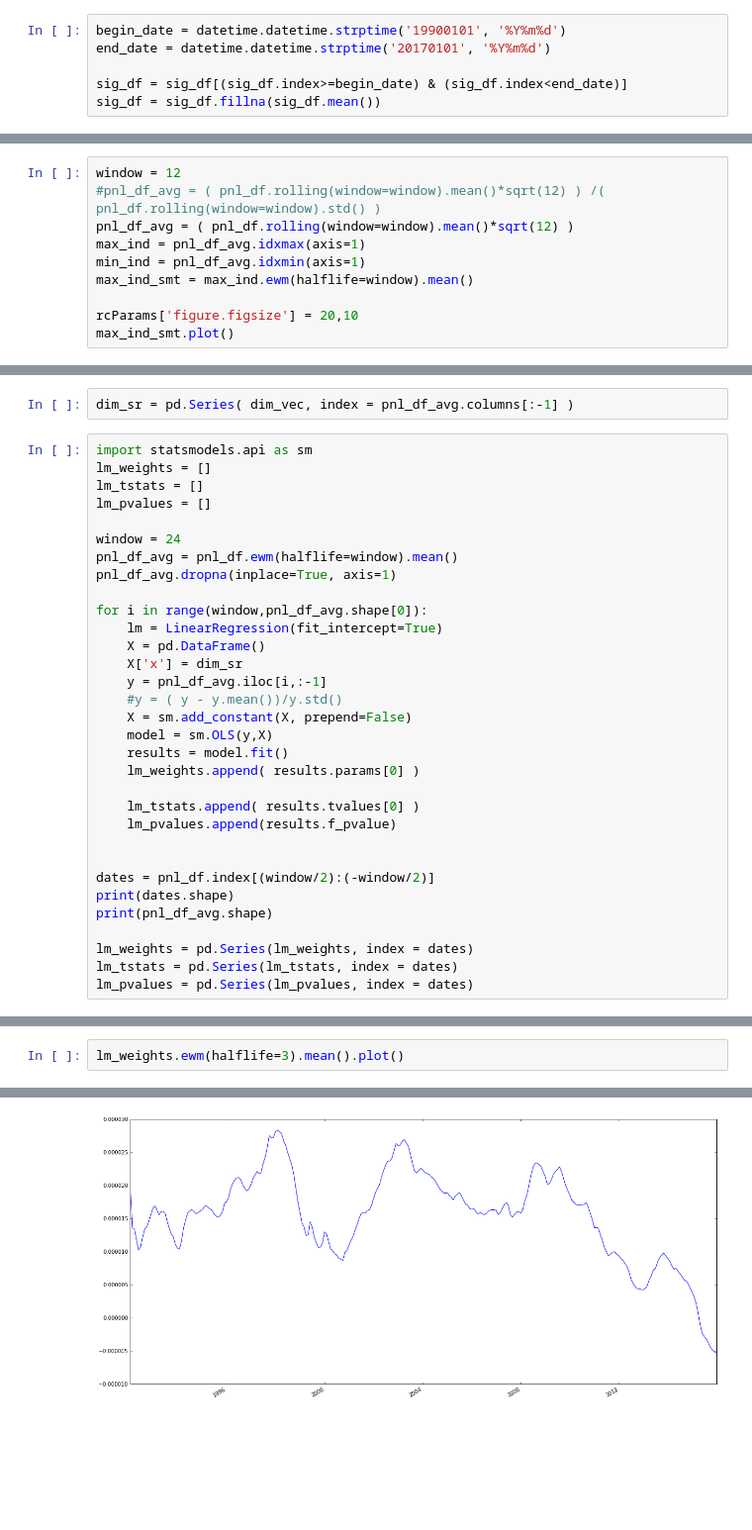
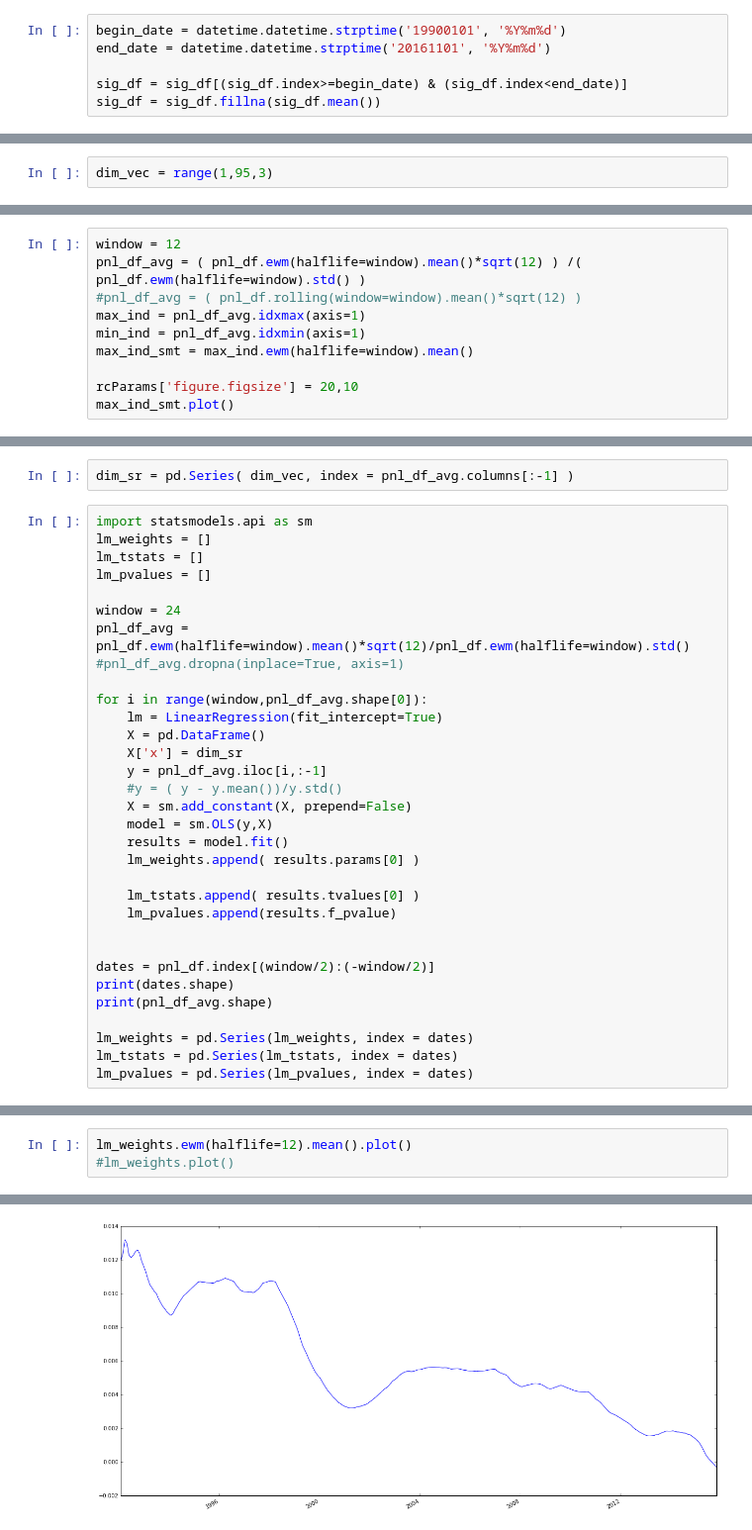
Before and after one commit to Raghuramkowdeed/afp, a Jupyter notebook: notebooks/run_glmnet_2.ipynb, the cells around one changed output, grey strips where cells are left out. Shown: that part at 99% size. Drawn from its saved outputs; the diff is of its cells as text; blank space fills up the shorter version.

```diff
--- a/notebooks/run_glmnet_2.ipynb
+++ b/notebooks/run_glmnet_2.ipynb
@@ -50,7 +50,7 @@ train_model_arg =  { 'alpha':0.5, 'fit_intercept':True, 'n_lambda':1000,'tol':1e
 look_back = 12
 # %%
 begin_date = datetime.datetime.strptime('19900101', '%Y%m%d')
-end_date = datetime.datetime.strptime('20170101', '%Y%m%d')
+end_date = datetime.datetime.strptime('20161101', '%Y%m%d')
 
 sig_df = sig_df[(sig_df.index>=begin_date) & (sig_df.index<end_date)]
 sig_df = sig_df.fillna(sig_df.mean())
@@ -70,3 +68,5 @@ dim_vec = range(5,90,10)
+# %%
+dim_vec = range(1,95,3)
 # %%
 model_sig_df,sig_names= get_glmnet_sig(sig_df, ret_sr, look_back = look_back,num_sig_vec = dim_vec, alpha = 0.5 )
 # %% [output]
@@ -143,7 +151,7 @@ max_ind_smt.plot()
 # %%
 window = 12
-#pnl_df_avg = ( pnl_df.rolling(window=window).mean()*sqrt(12) ) /( pnl_df.rolling(window=window).std() )
-pnl_df_avg = ( pnl_df.rolling(window=window).mean()*sqrt(12) )
+pnl_df_avg = ( pnl_df.ewm(halflife=window).mean()*sqrt(12) ) /( pnl_df.ewm(halflife=window).std() )
+#pnl_df_avg = ( pnl_df.rolling(window=window).mean()*sqrt(12) )
 max_ind = pnl_df_avg.idxmax(axis=1)
 min_ind = pnl_df_avg.idxmin(axis=1)
 max_ind_smt = max_ind.ewm(halflife=window).mean()
@@ -200,8 +205,8 @@ lm_tstats = []
 lm_pvalues = []
 
 window = 24
-pnl_df_avg = pnl_df.ewm(halflife=window).mean()
-pnl_df_avg.dropna(inplace=True, axis=1)
+pnl_df_avg = pnl_df.ewm(halflife=window).mean()*sqrt(12)/pnl_df.ewm(halflife=window).std()
+#pnl_df_avg.dropna(inplace=True, axis=1)
 
 for i in range(window,pnl_df_avg.shape[0]):
     lm = LinearRegression(fit_intercept=True)
@@ -231,8 +236,9 @@ lm_pvalues = pd.Series(lm_pvalues, index = dates)
 # %%
-lm_weights.ewm(halflife=3).mean().plot()
+lm_weights.ewm(halflife=12).mean().plot()
+#lm_weights.plot()
 # %% [output]
 <matplotlib.axes._subplots.AxesSubplot at 0x...>
-[figure, old version]
+[figure, new version]
 # %%
 lm_tstats.ewm(halflife=3).mean().plot()
 # %% [output]
```
Also changed, not shown: parts of 14 cells of this notebook, 7 other files.
